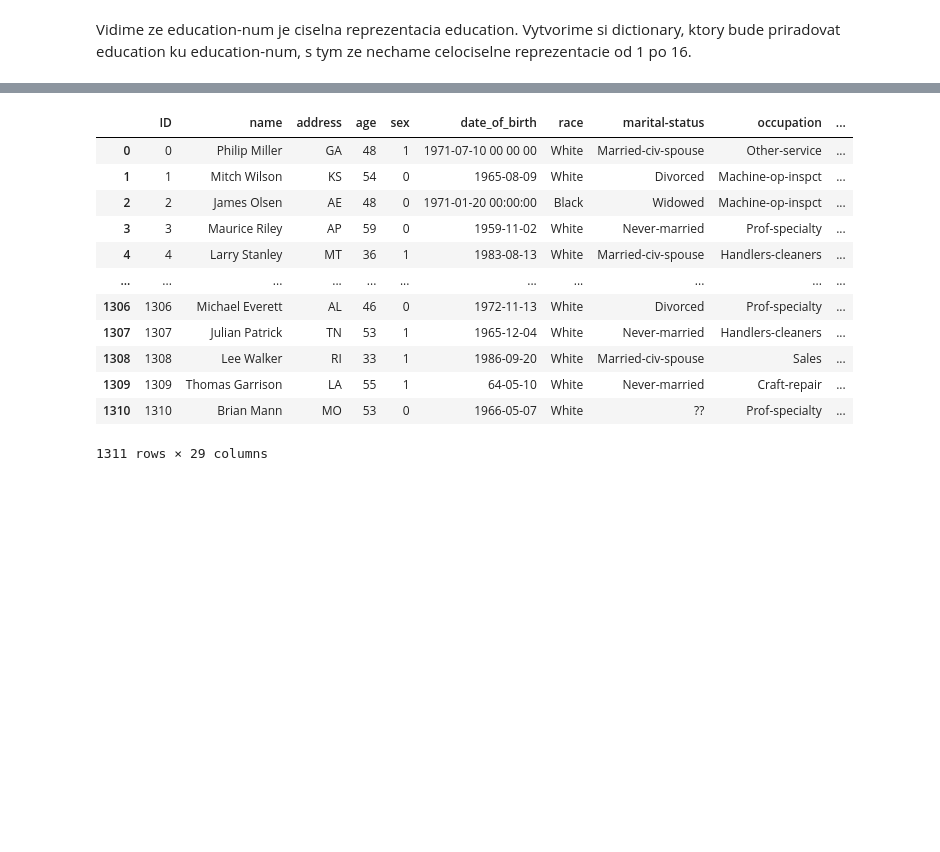
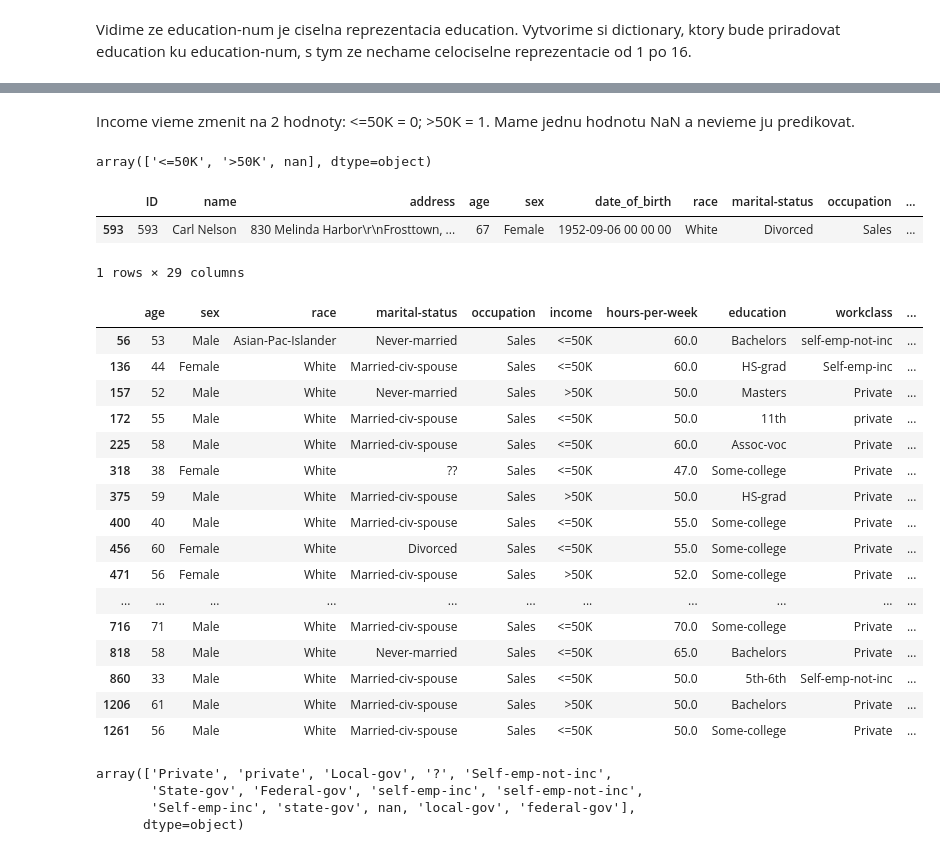
Before and after one commit to Marian-N/IAU, a Jupyter notebook: Predspracovanie.ipynb, the cells around one changed output, grey strips where cells are left out. Saved outputs shown, nothing was run; the diff lists cells and outputs as text; code cells hidden in the pictures; blank space fills up the shorter version.

```diff
--- a/Predspracovanie.ipynb
+++ b/Predspracovanie.ipynb
@@ -220,4 +115,0 @@ Po zjednoteni sa pozrieme na hodnoty education-num v education
-# %%
-for item in unique_edu:
-    edu_num = df.query("education == @item")["education-num"].unique()
-    print(item, edu_num)
@@ -250,6 +154,0 @@ def get_edu_num(edu_num):
-# %%
-edu_to_num = {}
-for item in unique_edu:
-    edu_num = df.query("education == @item")["education-num"].unique()
-    edu_to_num[item] = get_edu_num(edu_num)
-edu_to_num
@@ -308,5 +190,13 @@ df.drop(['education-num'], axis=1)
 # %%
 def find_state(address):
-    #i = re.search('\x5cn', address).start()
-    #return address[i:].split(',')[1][1:3]
-    return address[-8:][:2]
+    i = re.search('\x5cn.+\D', address)
+    return address[i.start():i.end()][-3:-1]
+    #return address[-8:][:2]
+
+def address_to_state(df):
+    x = df.copy()
+    x['address'] = x['address'].apply(find_state)
+    x = x.rename(columns={"address": "state"})
+    return x
+
+df = address_to_state(df)
@@ -313,18 +217,38 @@ def find_state(address):
-# %%
-df['address'] = df['address'].apply(find_state)
+# %% [markdown]
+Income vieme zmenit na 2 hodnoty: <=50K = 0; >50K = 1. Mame jednu hodnotu NaN a nevieme ju predikovat.
+# %%
+df['income'].unique()
+df_null = df[df['income'].isnull()]
+df_null
+df_tetst = df.loc[df['occupation'] == 'Sales']
+df_tetst = df_tetst.loc[df_tetst['hours-per-week'] > 45.0]
+df_tetst[['age', 'sex', 'race', 'marital-status', 'occupation', 'income', 'hours-per-week', 'education', 'workclass', 'relationship']]
+# %% [output]
+array(['<=50K', '>50K', nan], dtype=object)
+|  | ID | name | address | age | sex | date_of_birth | race | marital-status | occupation | ... |
+| 593 | 593 | Carl Nelson | 830 Melinda Harbor\r\nFrosttown, ... | 67 | Female | 1952-09-06 00 00 00 | White | Divorced | Sales | ... |
+1 rows × 29 columns
+|  | age | sex | race | marital-status | occupation | income | hours-per-week | education | workclass | ... |
+| 56 | 53 | Male | Asian-Pac-Islander | Never-married | Sales | <=50K | 60.0 | Bachelors | self-emp-not-inc | ... |
+| 136 | 44 | Female | White | Married-civ-spouse | Sales | <=50K | 60.0 | HS-grad | Self-emp-inc | ... |
+| 157 | 52 | Male | White | Never-married | Sales | >50K | 50.0 | Masters | Private | ... |
+| 172 | 55 | Male | White | Married-civ-spouse | Sales | <=50K | 50.0 | 11th | private | ... |
+| 225 | 58 | Male | White | Married-civ-spouse | Sales | <=50K | 60.0 | Assoc-voc | Private | ... |
+| 318 | 38 | Female | White | ?? | Sales | <=50K | 47.0 | Some-college | Private | ... |
+| 375 | 59 | Male | White | Married-civ-spouse | Sales | >50K | 50.0 | HS-grad | Private | ... |
+| 400 | 40 | Male | White | Married-civ-spouse | Sales | <=50K | 55.0 | Some-college | Private | ... |
+| 456 | 60 | Female | White | Divorced | Sales | <=50K | 55.0 | Some-college | Private | ... |
+| 471 | 56 | Female | White | Married-civ-spouse | Sales | >50K | 52.0 | Some-college | Private | ... |
+| ... | ... | ... | ... | ... | ... | ... | ... | ... | ... | ... |
+| 716 | 71 | Male | White | Married-civ-spouse | Sales | <=50K | 70.0 | Some-college | Private | ... |
+| 818 | 58 | Male | White | Never-married | Sales | <=50K | 65.0 | Bachelors | Private | ... |
+| 860 | 33 | Male | White | Married-civ-spouse | Sales | <=50K | 50.0 | 5th-6th | Self-emp-not-inc | ... |
+| 1206 | 61 | Male | White | Married-civ-spouse | Sales | >50K | 50.0 | Bachelors | Private | ... |
+| 1261 | 56 | Male | White | Married-civ-spouse | Sales | <=50K | 50.0 | Some-college | Private | ... |
 # %%
-df
+df['workclass'].unique()
 # %% [output]
-|  | ID | name | address | age | sex | date_of_birth | race | marital-status | occupation | ... |
-| 0 | 0 | Philip Miller | GA | 48 | 1 | 1971-07-10 00 00 00 | White | Married-civ-spouse | Other-service | ... |
-| 1 | 1 | Mitch Wilson | KS | 54 | 0 | 1965-08-09 | White | Divorced | Machine-op-inspct | ... |
-| 2 | 2 | James Olsen | AE | 48 | 0 | 1971-01-20 00:00:00 | Black | Widowed | Machine-op-inspct | ... |
-| 3 | 3 | Maurice Riley | AP | 59 | 0 | 1959-11-02 | White | Never-married | Prof-specialty | ... |
-| 4 | 4 | Larry Stanley | MT | 36 | 1 | 1983-08-13 | White | Married-civ-spouse | Handlers-cleaners | ... |
-| ... | ... | ... | ... | ... | ... | ... | ... | ... | ... | ... |
-| 1306 | 1306 | Michael Everett | AL | 46 | 0 | 1972-11-13 | White | Divorced | Prof-specialty | ... |
-| 1307 | 1307 | Julian Patrick | TN | 53 | 1 | 1965-12-04 | White | Never-married | Handlers-cleaners | ... |
-| 1308 | 1308 | Lee Walker | RI | 33 | 1 | 1986-09-20 | White | Married-civ-spouse | Sales | ... |
-| 1309 | 1309 | Thomas Garrison | LA | 55 | 1 | 64-05-10 | White | Never-married | Craft-repair | ... |
-| 1310 | 1310 | Brian Mann | MO | 53 | 0 | 1966-05-07 | White | ?? | Prof-specialty | ... |
-1311 rows × 29 columns
+array(['Private', 'private', 'Local-gov', '?', 'Self-emp-not-inc',
+       'State-gov', 'Federal-gov', 'self-emp-inc', 'self-emp-not-inc',
+       'Self-emp-inc', 'state-gov', nan, 'local-gov', 'federal-gov'],
+      dtype=object)
```
Also changed, not shown: parts of 53 cells of this notebook.
